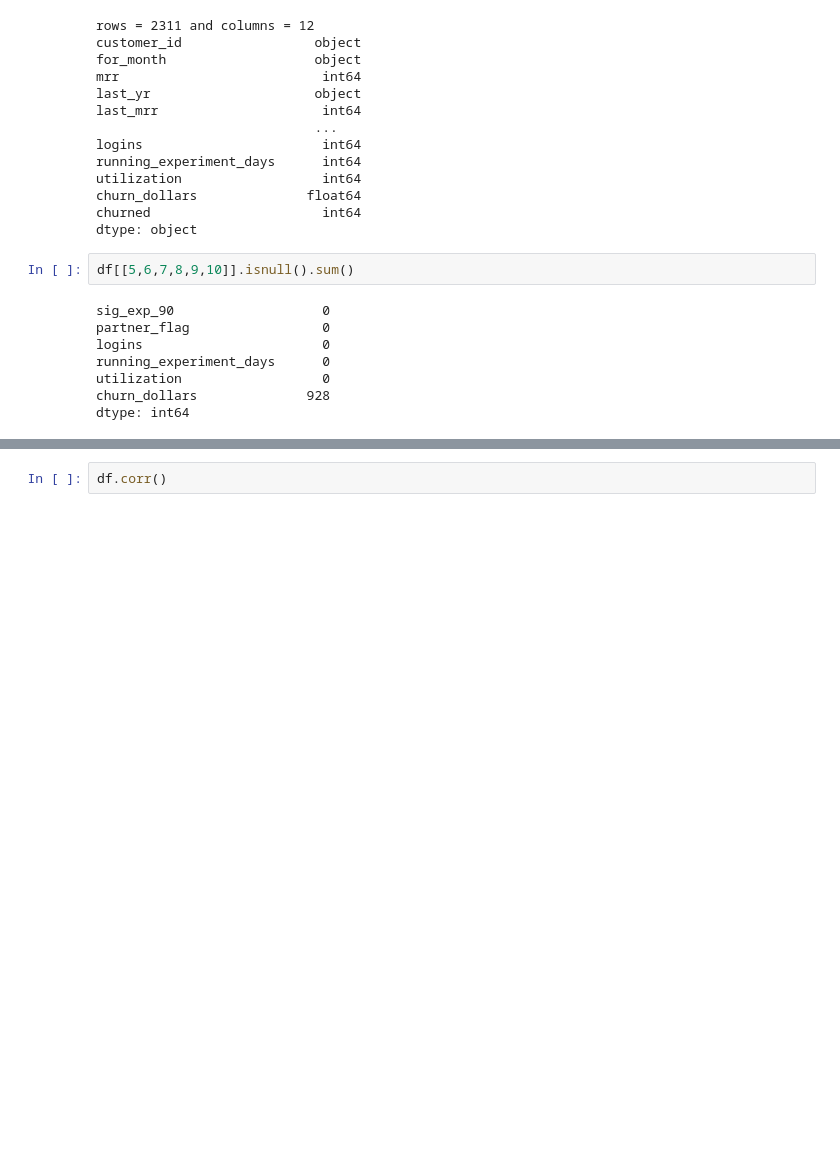
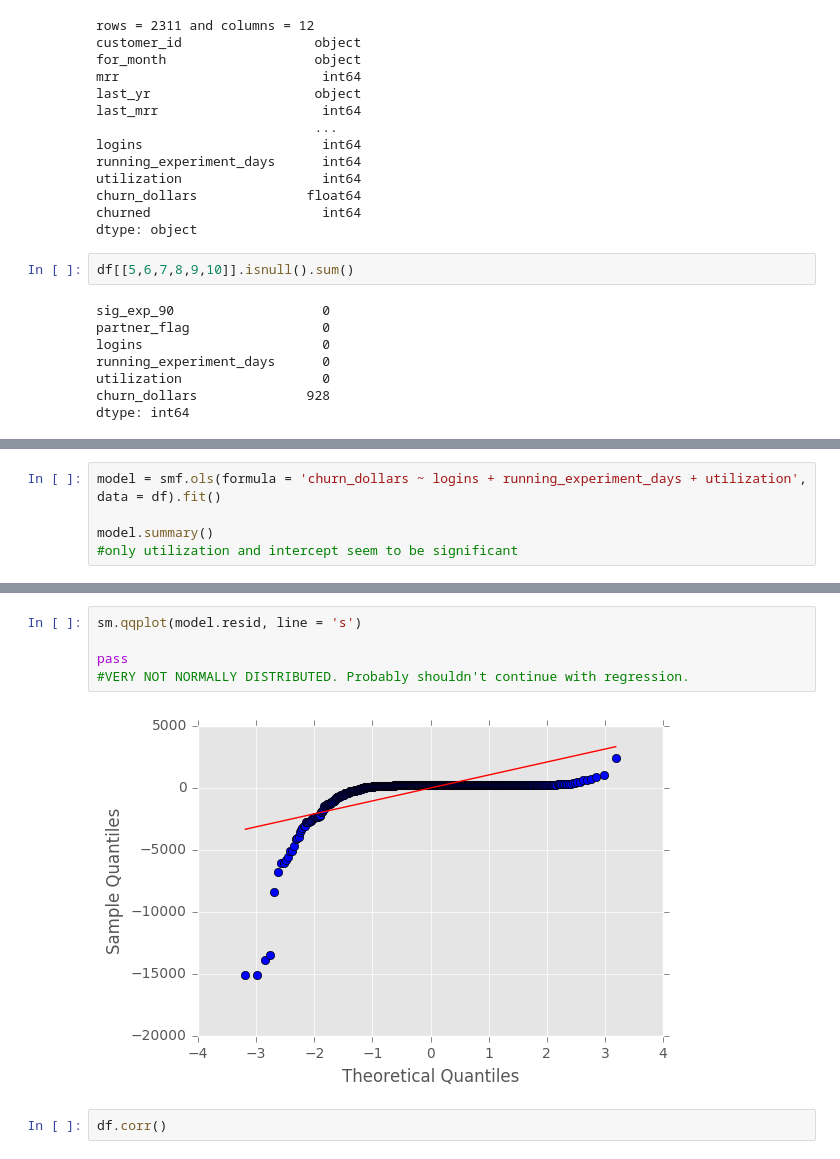
Before and after one commit to tonycaballero/DS-SF-30, a Jupyter notebook: final-project/Cube Analysis.ipynb, the cells around one changed output, grey strips where cells are left out. Saved outputs shown, nothing was run; the diff lists cells and outputs as text; blank space fills up the shorter version.

```diff
--- a/final-project/Cube Analysis.ipynb
+++ b/final-project/Cube Analysis.ipynb
@@ -45,0 +69,5 @@ dtype: int64
+# %%
+model = smf.ols(formula = 'churn_dollars ~ logins + running_experiment_days + utilization', data = df).fit()
+
+model.summary()
+#only utilization and intercept seem to be significant
@@ -46,3 +94,10 @@ dtype: int64
+# %%
+sm.qqplot(model.resid, line = 's')
+
+pass
+#VERY NOT NORMALLY DISTRIBUTED. Probably shouldn't continue with regression.
+# %% [output]
+[figure, added]
 # %%
 df.corr()
 # %% [output]
```
Also changed, not shown: parts of 5 cells of this notebook.
